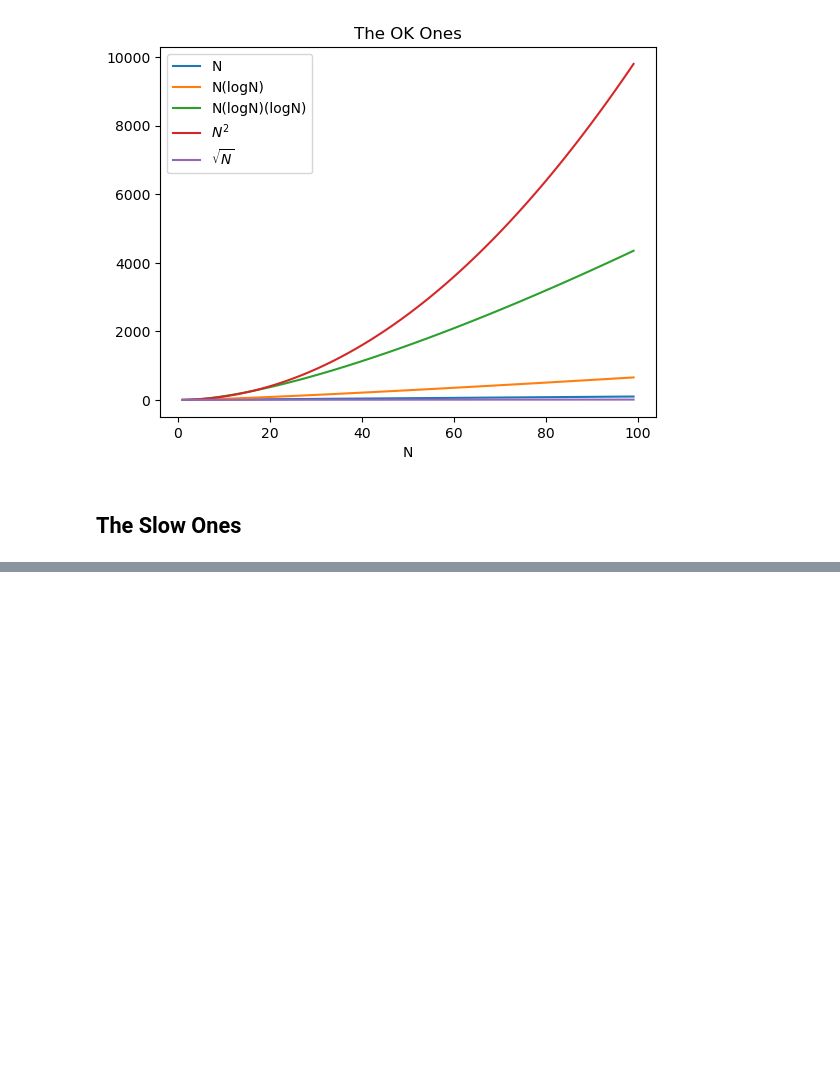
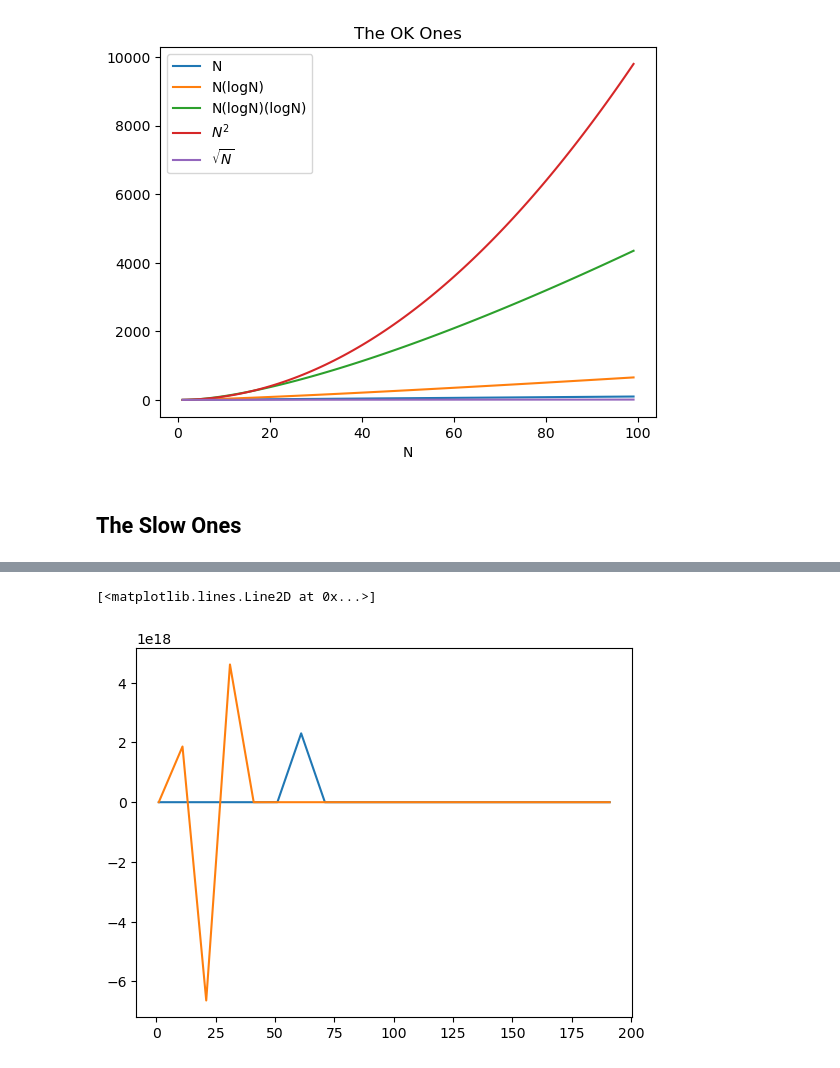
Before and after one commit to ursinusdatastructures/F2024, a Jupyter notebook: ClassExercises/Week4_ComplexityHierarchy/ComplexityHierarchy.ipynb, the cells around one changed output, grey strips where cells are left out. Cells and saved outputs as stored; diff of their text form; code cells hidden in the pictures; blank space fills up the shorter version.

```diff
--- a/ClassExercises/Week4_ComplexityHierarchy/ComplexityHierarchy.ipynb
+++ b/ClassExercises/Week4_ComplexityHierarchy/ComplexityHierarchy.ipynb
@@ -76,0 +77,7 @@ Text(0.5, 1.0, 'The Slow Ones')
+# %%
+N = np.arange(1, 200, 10)
+plt.plot(N, 2**N)
+plt.plot(N, 100**N)
+# %% [output]
+[<matplotlib.lines.Line2D at 0x...>]
+[figure, added]
```
Also changed, not shown: parts of 1 cell of this notebook, 4 other files.
